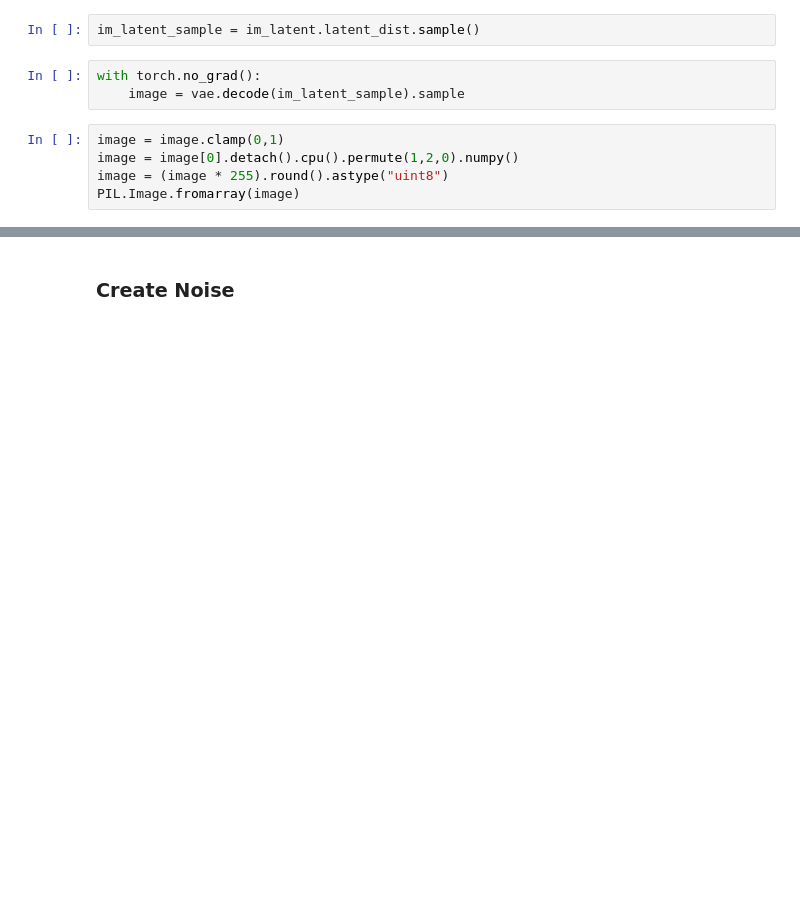
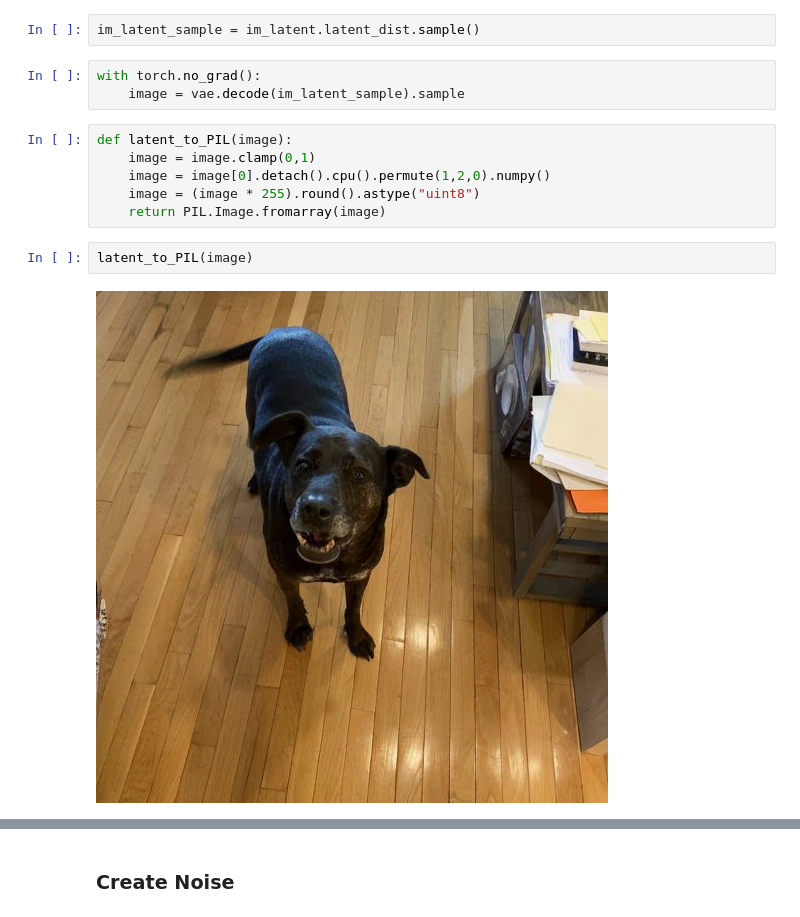
Before and after one commit to peterbull/diffedit, a Jupyter notebook: diffedit.ipynb, the cells around one changed output, grey strips where cells are left out. Cells and saved outputs as stored; diff of their text form; blank space fills up the shorter version.

Commit message:
mid troubleshooting latent normalization

```diff
--- a/diffedit.ipynb
+++ b/diffedit.ipynb
@@ -92,7 +114,12 @@ im_latent_sample = im_latent.latent_dist.sample()
 with torch.no_grad():
     image = vae.decode(im_latent_sample).sample
 # %%
-image = image.clamp(0,1)
-image = image[0].detach().cpu().permute(1,2,0).numpy()
-image = (image * 255).round().astype("uint8")
-PIL.Image.fromarray(image)
+def latent_to_PIL(image):
+    image = image.clamp(0,1)
+    image = image[0].detach().cpu().permute(1,2,0).numpy()
+    image = (image * 255).round().astype("uint8")
+    return PIL.Image.fromarray(image)
+# %%
+latent_to_PIL(image)
+# %% [output]
+[figure, added]
```
Also changed, not shown: parts of 17 cells of this notebook.
